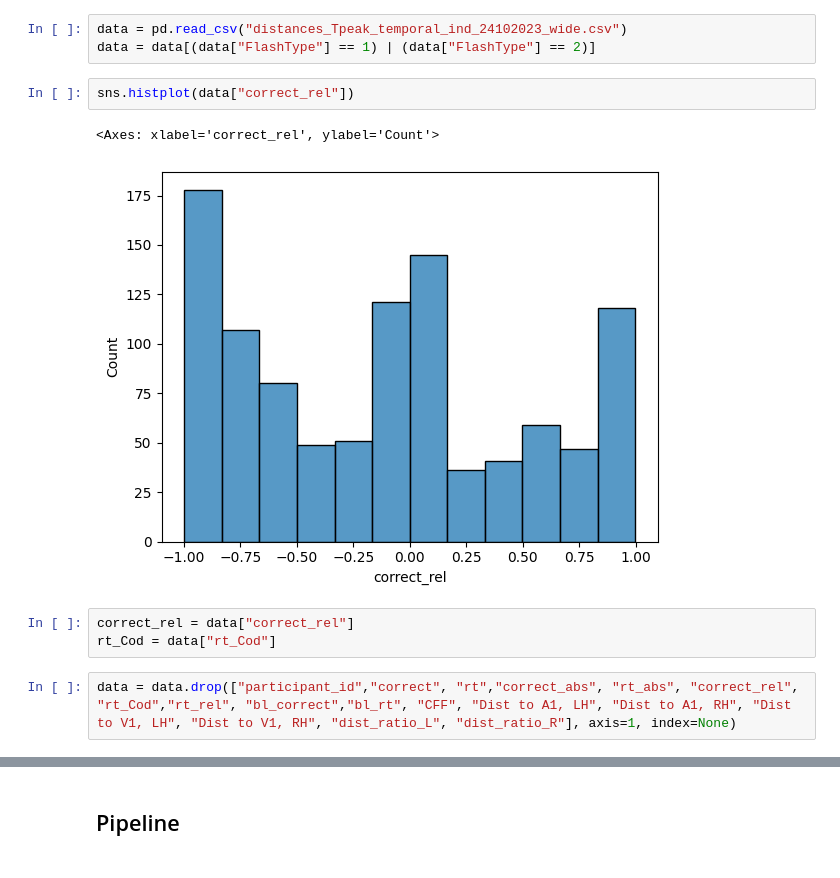
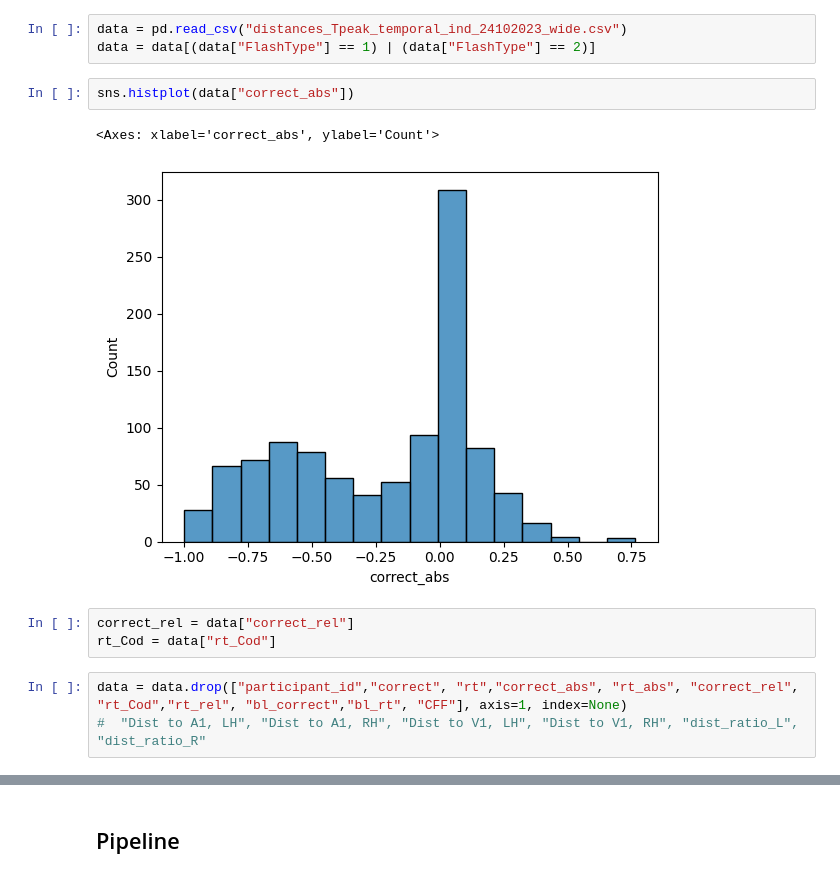
Before and after one commit to victoris93/cost-grads, a Jupyter notebook: linear_models.ipynb, the cells around one changed output, grey strips where cells are left out. Cells and saved outputs as stored; diff of their text form.

```diff
--- a/linear_models.ipynb
+++ b/linear_models.ipynb
@@ -16,15 +16,16 @@ import seaborn as sns
 data = pd.read_csv("distances_Tpeak_temporal_ind_24102023_wide.csv")
 data = data[(data["FlashType"] == 1) | (data["FlashType"] == 2)]
 # %%
-sns.histplot(data["correct_rel"])
+sns.histplot(data["correct_abs"])
 # %% [output]
-<Axes: xlabel='correct_rel', ylabel='Count'>
+<Axes: xlabel='correct_abs', ylabel='Count'>
-[figure, old version]
+[figure, new version]
 # %%
 correct_rel = data["correct_rel"]
 rt_Cod = data["rt_Cod"]
 # %%
-data = data.drop(["participant_id","correct", "rt","correct_abs", "rt_abs", "correct_rel", "rt_Cod","rt_rel", "bl_correct","bl_rt", "CFF", "Dist to A1, LH", "Dist to A1, RH", "Dist to V1, LH", "Dist to V1, RH", "dist_ratio_L", "dist_ratio_R"], axis=1, index=None)
+data = data.drop(["participant_id","correct", "rt","correct_abs", "rt_abs", "correct_rel", "rt_Cod","rt_rel", "bl_correct","bl_rt", "CFF"], axis=1, index=None)
+#  "Dist to A1, LH", "Dist to A1, RH", "Dist to V1, LH", "Dist to V1, RH", "dist_ratio_L", "dist_ratio_R"
 # %%
 data
 # %% [output]
```
Also changed, not shown: parts of 16 cells of this notebook, 1 other file.
